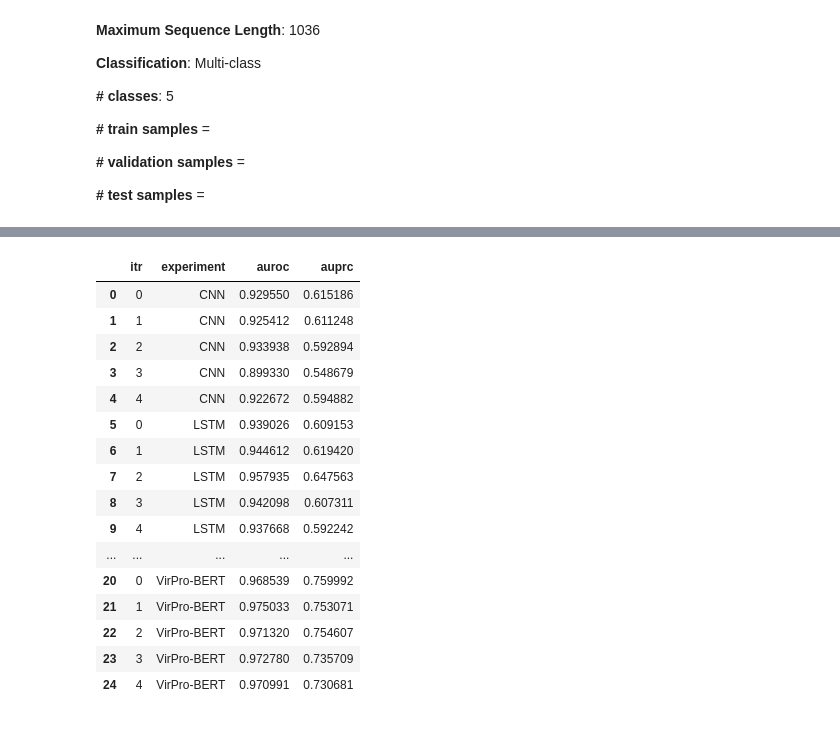
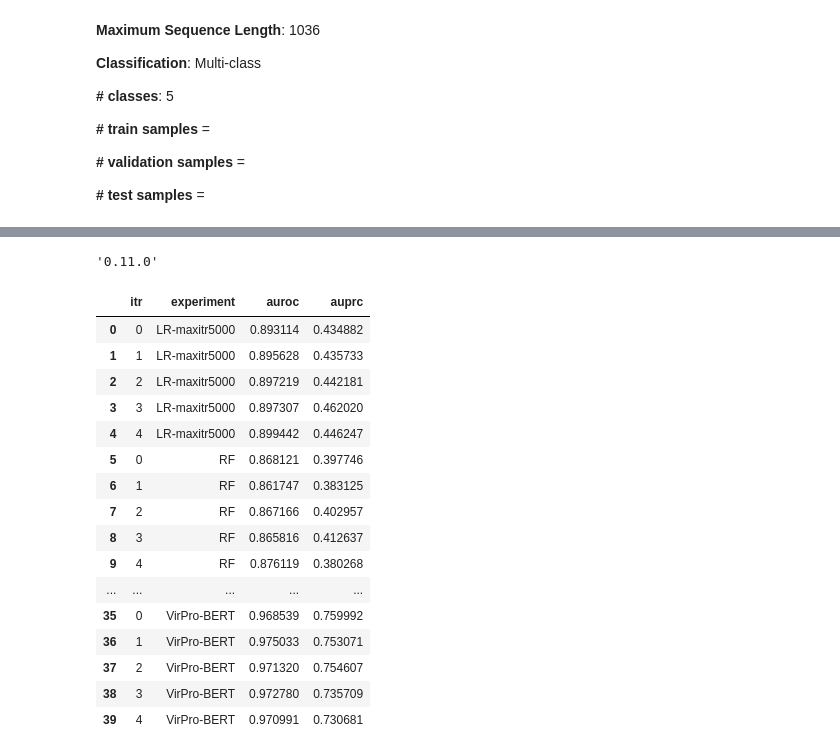
Before and after one commit to NSF-COMPASS-Center/HAVEN, a Jupyter notebook: src/jupyter_notebooks/results-analysis/uniref90/embl/uniref90_all_models_auprc_stats_analysis.ipynb, the cells around one changed output, grey strips where cells are left out. Cells and saved outputs as stored; diff of their text form; code cells hidden in the pictures.

```diff
--- a/src/jupyter_notebooks/results-analysis/uniref90/embl/uniref90_all_models_auprc_stats_analysis.ipynb
+++ b/src/jupyter_notebooks/results-analysis/uniref90/embl/uniref90_all_models_auprc_stats_analysis.ipynb
@@ -79,6 +81,10 @@ from pathlib import Path
 from scipy.stats import mannwhitneyu
 from src.utils import visualization_utils
 from statannotations.Annotator import Annotator
+# %%
+sns.__version__
+# %% [output]
+'0.11.0'
 # %%
 itr_col = "itr"
 experiment_col = "experiment"
@@ -94,25 +100,25 @@ DEFAULT_FIGURE_CONFIG = {
     "ytick.labelsize": 18
 }
 # %%
-df = pd.read_csv(os.path.join(os.getcwd(), "..", "..", "..", "..", "..", "output/evaluation/uniref90/20240312/prelim_exam/host_multi_all_models_evaluation_metrics.csv"))
+df = pd.read_csv(os.path.join(os.getcwd(), "..", "..", "..", "..", "..", "output/evaluation/uniref90/20240517/host_multi_all_models/host_multi_all_models_evaluation_metrics.csv"))
 df.drop(columns="Unnamed: 0", inplace=True)
 df
 # %% [output]
 |  | itr | experiment | auroc | auprc |
-| 0 | 0 | CNN | 0.929550 | 0.615186 |
-| 1 | 1 | CNN | 0.925412 | 0.611248 |
-| 2 | 2 | CNN | 0.933938 | 0.592894 |
-| 3 | 3 | CNN | 0.899330 | 0.548679 |
-| 4 | 4 | CNN | 0.922672 | 0.594882 |
-| 5 | 0 | LSTM | 0.939026 | 0.609153 |
-| 6 | 1 | LSTM | 0.944612 | 0.619420 |
-| 7 | 2 | LSTM | 0.957935 | 0.647563 |
-| 8 | 3 | LSTM | 0.942098 | 0.607311 |
-| 9 | 4 | LSTM | 0.937668 | 0.592242 |
+| 0 | 0 | LR-maxitr5000 | 0.893114 | 0.434882 |
+| 1 | 1 | LR-maxitr5000 | 0.895628 | 0.435733 |
+| 2 | 2 | LR-maxitr5000 | 0.897219 | 0.442181 |
+| 3 | 3 | LR-maxitr5000 | 0.897307 | 0.462020 |
+| 4 | 4 | LR-maxitr5000 | 0.899442 | 0.446247 |
+| 5 | 0 | RF | 0.868121 | 0.397746 |
+| 6 | 1 | RF | 0.861747 | 0.383125 |
+| 7 | 2 | RF | 0.867166 | 0.402957 |
+| 8 | 3 | RF | 0.865816 | 0.412637 |
+| 9 | 4 | RF | 0.876119 | 0.380268 |
 | ... | ... | ... | ... | ... |
-| 20 | 0 | VirPro-BERT | 0.968539 | 0.759992 |
-| 21 | 1 | VirPro-BERT | 0.975033 | 0.753071 |
-| 22 | 2 | VirPro-BERT | 0.971320 | 0.754607 |
-| 23 | 3 | VirPro-BERT | 0.972780 | 0.735709 |
-| 24 | 4 | VirPro-BERT | 0.970991 | 0.730681 |
+| 35 | 0 | VirPro-BERT | 0.968539 | 0.759992 |
+| 36 | 1 | VirPro-BERT | 0.975033 | 0.753071 |
+| 37 | 2 | VirPro-BERT | 0.971320 | 0.754607 |
+| 38 | 3 | VirPro-BERT | 0.972780 | 0.735709 |
+| 39 | 4 | VirPro-BERT | 0.970991 | 0.730681 |
 # %%
```
Also changed, not shown: parts of 6 cells of this notebook, 3 other files.
